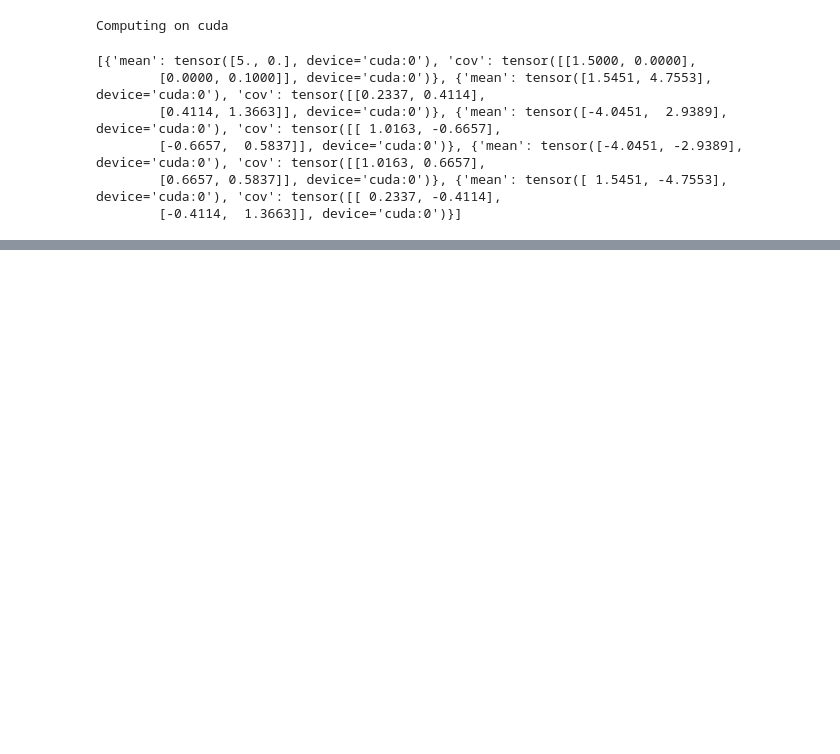
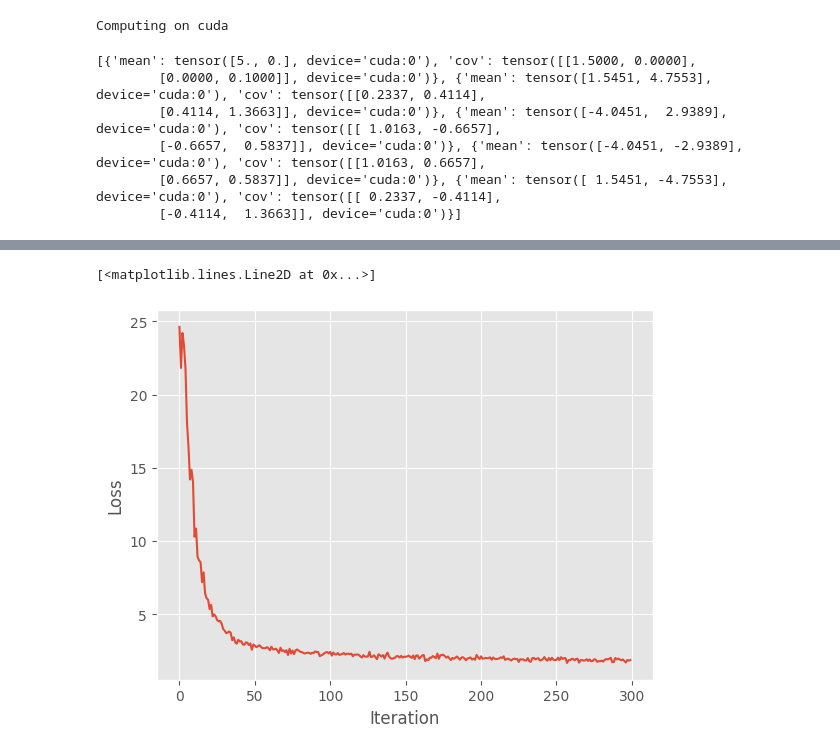
Before and after one commit to FMGS666/ProbForecastFollmerProcess, a Jupyter notebook: multi_modal_jump_diffusion.ipynb, the cells around one changed output, grey strips where cells are left out. Cells and saved outputs as stored; diff of their text form; code cells hidden in the pictures; blank space fills up the shorter version.

```diff
--- a/multi_modal_jump_diffusion.ipynb
+++ b/multi_modal_jump_diffusion.ipynb
@@ -155,3 +105,10 @@ def g_follmer(s):
+# %%
+# defining lag
+tau_mul = 1 # 3 4
+# sampling function for training data
+get_train_data = lambda N: pffp.utils.sample_observations(N, train_observation_store, tau_mul)
+# sampling function for testing data
+get_test_data = lambda N: pffp.utils.sample_observations(N, test_observation_store, tau_mul)
 # %%
 # defining data configurations
 data = {
@@ -223,3 +166,13 @@ Optimization iteration: 300 Loss: 0.6914210915565491
+# %%
+# plotting loss
+losses = model.loss.detach().cpu()
+fig, axes = plt.subplots()
+axes.set_xlabel("Iteration")
+axes.set_ylabel("Loss")
+axes.plot(losses)
+# %% [output]
+[<matplotlib.lines.Line2D at 0x...>]
+[figure, added]
 # %%
 # sampling configuration
 sample_config = {
```
Also changed, not shown: parts of 9 cells of this notebook.
